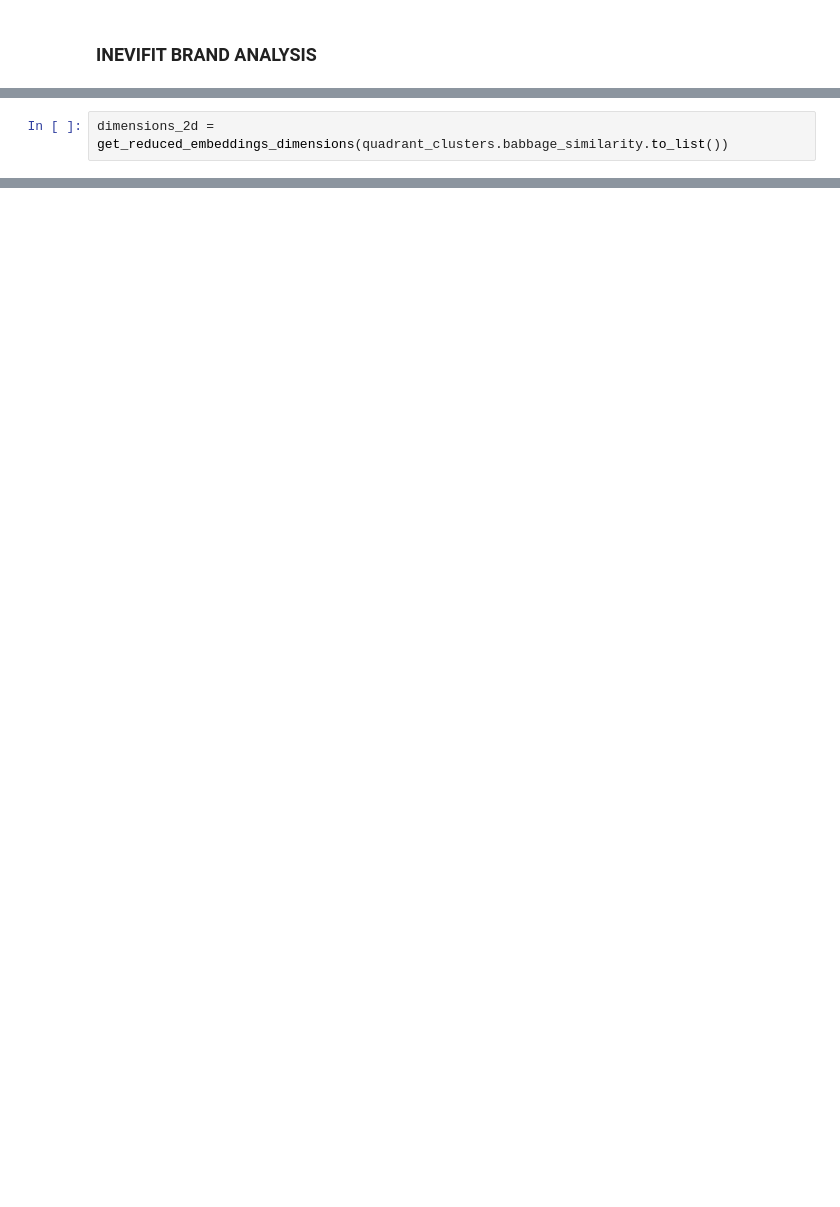
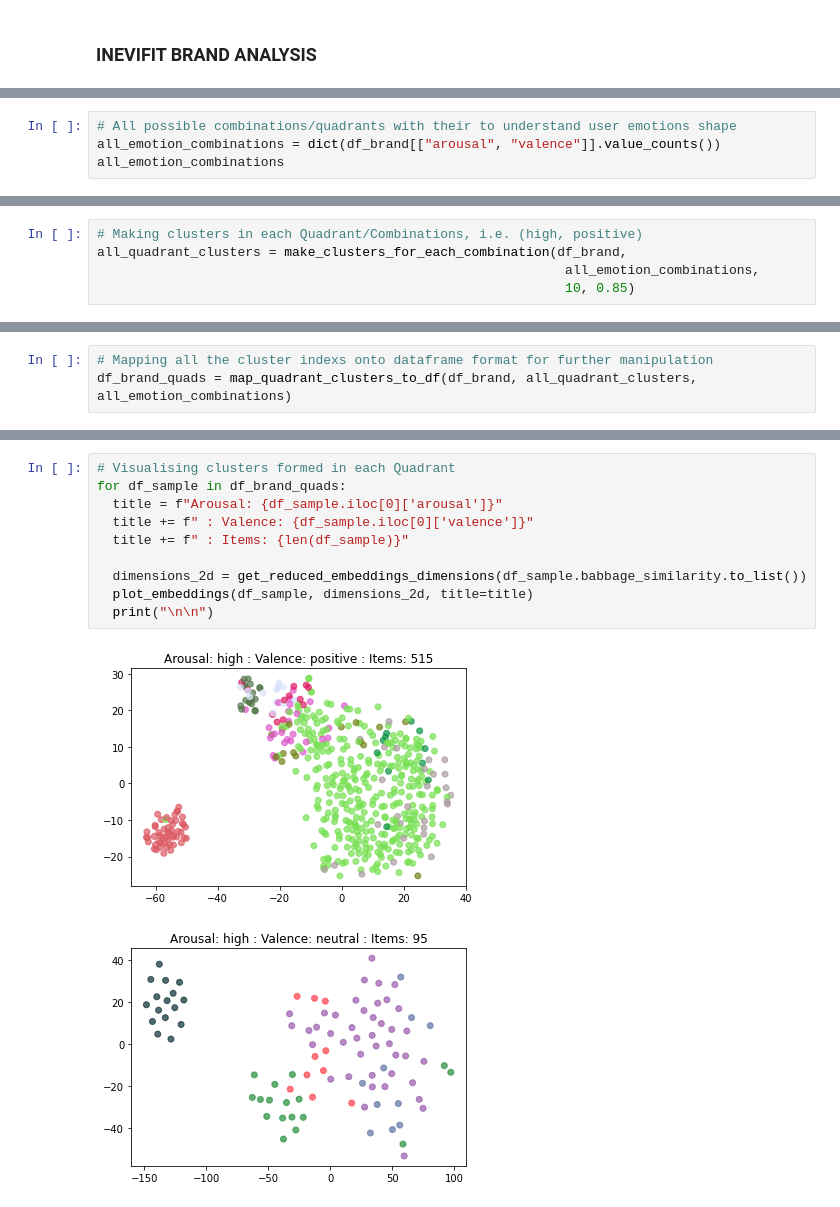
Before and after one commit to reachusama/text-analysis-using-gpt3-embeddings, a Jupyter notebook: Personal_Python_Notebooks_and_Scripting.ipynb, the cells around one changed output, grey strips where cells are left out. Cells and saved outputs as stored; diff of their text form; blank space fills up the shorter version.

```diff
--- a/Personal_Python_Notebooks_and_Scripting.ipynb
+++ b/Personal_Python_Notebooks_and_Scripting.ipynb
@@ -1449,0 +1521,4 @@ all_quadrant_clusters = make_clusters_for_each_combination(df_inevifit,
+# %%
+# All possible combinations/quadrants with their to understand user emotions shape
+all_emotion_combinations = dict(df_brand[["arousal", "valence"]].value_counts())
+all_emotion_combinations
@@ -1449,0 +1553,5 @@ all_quadrant_clusters = make_clusters_for_each_combination(df_inevifit,
+# %%
+# Making clusters in each Quadrant/Combinations, i.e. (high, positive)
+all_quadrant_clusters = make_clusters_for_each_combination(df_brand,
+                                                            all_emotion_combinations,
+                                                            10, 0.85)
@@ -1487,2 +1567,0 @@ quadrant_clusters = df_inevifit.filter(items=indexes, axis=0)
-# %%
-dimensions_2d = get_reduced_embeddings_dimensions(quadrant_clusters.babbage_similarity.to_list())
@@ -1497,0 +1595,3 @@ plot_embeddings(dimensions_2d,
+# %%
+# Mapping all the cluster indexs onto dataframe format for further manipulation
+df_brand_quads = map_quadrant_clusters_to_df(df_brand, all_quadrant_clusters, all_emotion_combinations)
@@ -1497,0 +1613,13 @@ plot_embeddings(dimensions_2d,
+# %%
+# Visualising clusters formed in each Quadrant
+for df_sample in df_brand_quads:
+  title = f"Arousal: {df_sample.iloc[0]['arousal']}"
+  title += f" : Valence: {df_sample.iloc[0]['valence']}"
+  title += f" : Items: {len(df_sample)}"
+
+  dimensions_2d = get_reduced_embeddings_dimensions(df_sample.babbage_similarity.to_list())
+  plot_embeddings(df_sample, dimensions_2d, title=title)
+  print("\n\n")
+# %% [output]
+[figure, added]
+[figure, added]
```
Also changed, not shown: parts of 83 cells of this notebook.
